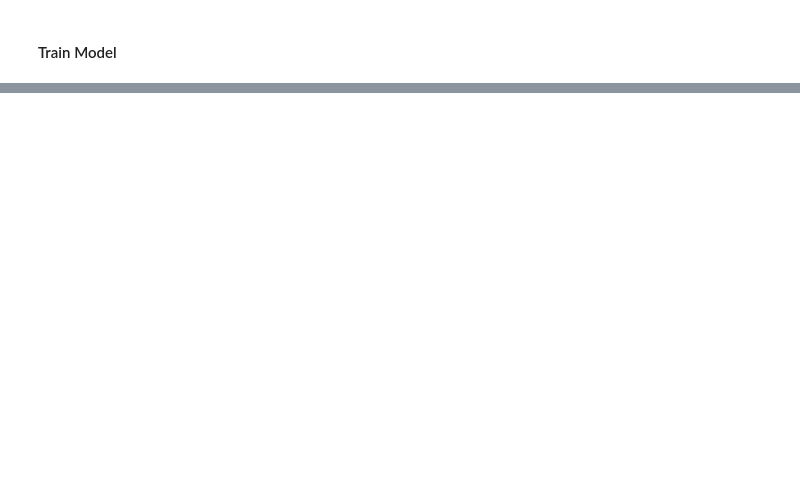
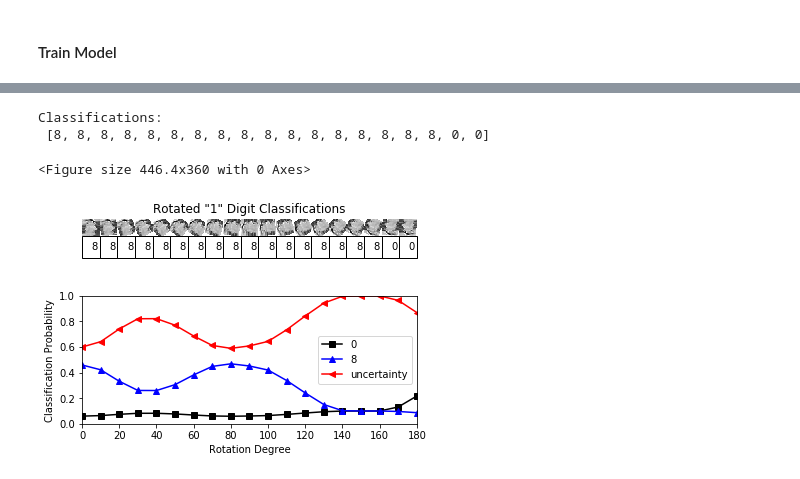
Before and after one commit to leonardoaraujosantos/MLBookCode, a Jupyter notebook: notebooks/evd_dl_pytorch.ipynb, the cells around one changed output, grey strips where cells are left out. Cells and saved outputs as stored; diff of their text form; code cells hidden in the pictures; blank space fills up the shorter version.

```diff
--- a/notebooks/evd_dl_pytorch.ipynb
+++ b/notebooks/evd_dl_pytorch.ipynb
@@ -73,7 +91,7 @@ class LeNet(nn.Module):
         return logits, evidence, alpha, uncertainty
 
 model = LeNet()
-#writer.add_graph(model, X.unsqueeze(0))
+writer.add_graph(model, example_data)
 model = model.to(device)
 # %% [markdown]
 #### Define Loss Function
@@ -89,11 +147,11 @@ scheduler = optim.lr_scheduler.StepLR(optimizer, step_size=7, gamma=0.1)
 # %%
 losses = {"loss": [], "phase": [], "epoch": []}
 accuracy = {"accuracy": [], "phase": [], "epoch": []}
-model.train()
 for epoch in tqdm(range(num_epochs)):
+    model.train()
     running_loss = 0.0
     running_corrects = 0.0
-    correct = 0
+    running_uncertainty = 0.0
     # Iterate over the data
     for idx_sample, (inputs, labels) in enumerate(data.dataloaders['train']):
         inputs = inputs.to(device)
@@ -121,15 +179,21 @@ for epoch in tqdm(range(num_epochs)):
         # Update statistics
         running_loss += loss.item() * inputs.size(0)
         running_corrects += torch.sum(preds == labels.data)
+        running_uncertainty += torch.sum(uncertainty)
 
     # Epoch end
     scheduler.step()
     epoch_loss = running_loss / len(data.dataloaders['train'].dataset)
     epoch_acc = running_corrects.double() / len(data.dataloaders['train'].dataset)
+    epoch_uncertainty = running_uncertainty.double() / len(data.dataloaders['train'].dataset)
 
-    losses["loss"].append(epoch_loss)
-    losses["epoch"].append(epoch)
-    accuracy["accuracy"].append(epoch_acc.item())
-    accuracy["epoch"].append(epoch)
-    writer.add_scalar('train/epoch_loss', epoch_loss, epoch)
+    # Send results to tensorboard
+    writer.add_scalar('train/loss', epoch_loss, epoch)
     writer.add_scalar('train/accuracy', epoch_acc.item(), epoch)
+    writer.add_scalar('train/uncertainty', epoch_uncertainty.item(), epoch)
+
+    # Validate on current epoch
+    val_loss, val_acc, val_uncertainty = test_model(model, criterion, data.dataloaders['val'])
+    writer.add_scalar('val/loss', val_loss, epoch)
+    writer.add_scalar('val/accuracy', val_acc, epoch)
+    writer.add_scalar('val/uncertainty', val_uncertainty, epoch)
@@ -135,0 +220,6 @@ for epoch in tqdm(range(num_epochs)):
+# %%
+from PIL import Image
+img = np.asarray(Image.open("BabyYoda_small.jpg").convert('L'))
+plt.imshow(img)
+img = torch.from_numpy(img).unsqueeze(0).unsqueeze(0)
+img.shape
@@ -135,0 +229,7 @@ for epoch in tqdm(range(num_epochs)):
+# %%
+plot_utils.rotating_image_classification(model, img, device, threshold=0.2)
+# %% [output]
+Classifications:
+ [8, 8, 8, 8, 8, 8, 8, 8, 8, 8, 8, 8, 8, 8, 8, 8, 8, 0, 0]
+<Figure size 446.4x360 with 0 Axes>
+[figure, added]
```
Also changed, not shown: parts of 11 cells of this notebook, 2 other files.
